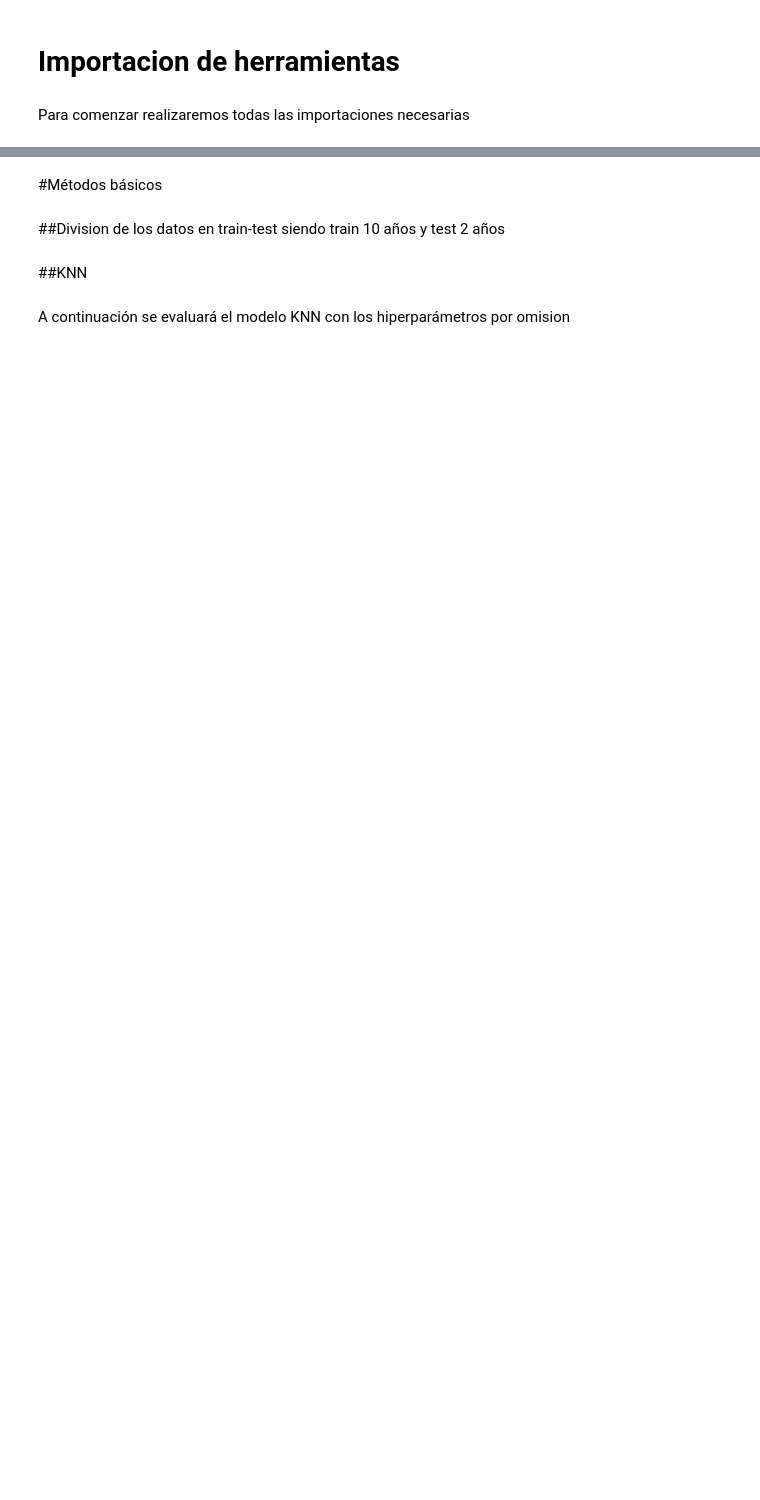
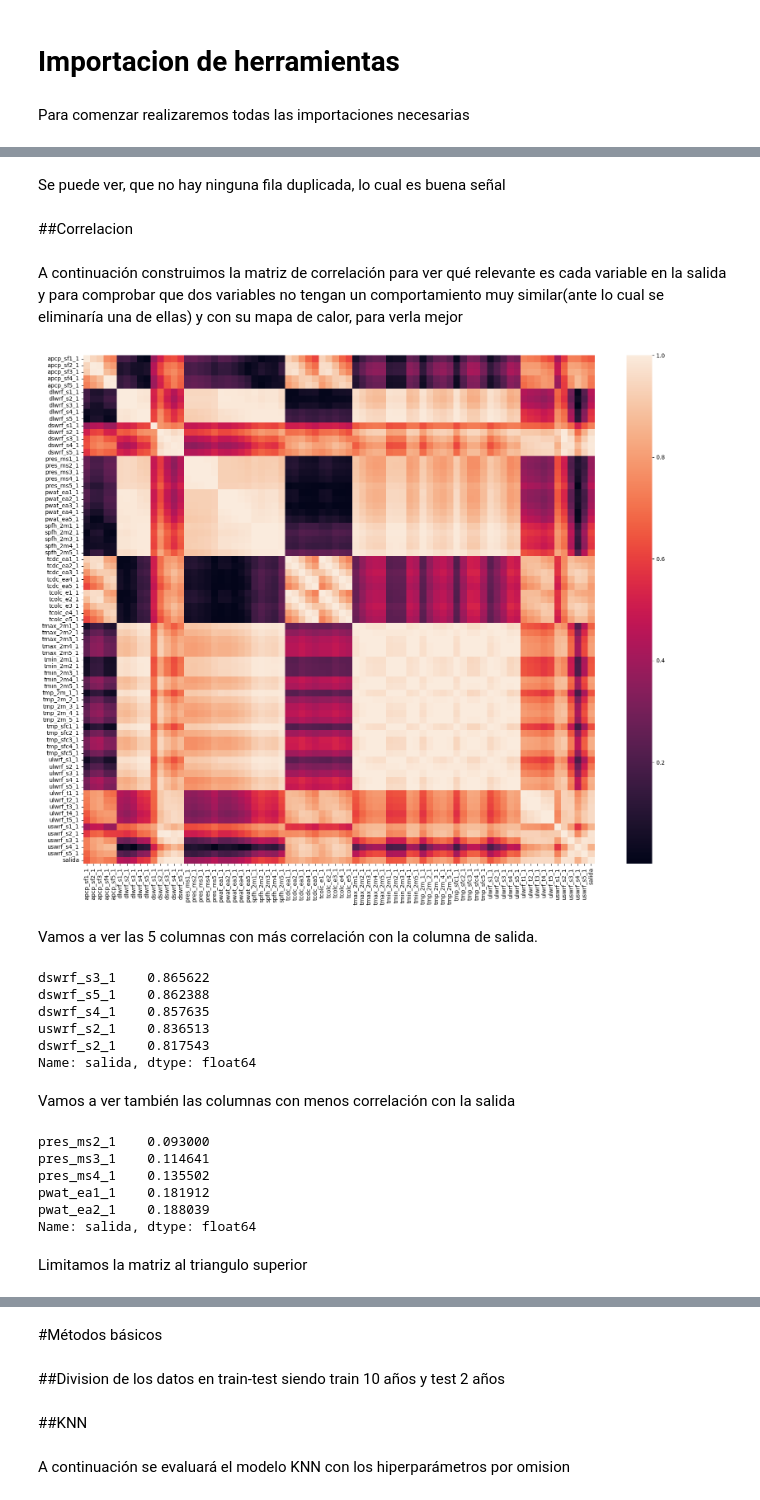
Before and after one commit to cabamarcos/Speech-, a Jupyter notebook: Untitled0.ipynb, the cells around one changed output, grey strips where cells are left out. Cells and saved outputs as stored; diff of their text form; code cells hidden in the pictures; blank space fills up the shorter version.

```diff
--- a/Untitled0.ipynb
+++ b/Untitled0.ipynb
@@ -68,0 +277,54 @@ from sklearn.svm import SVC
+# %% [markdown]
+Se puede ver, que no hay ninguna fila duplicada, lo cual es buena señal
+# %% [markdown]
+##Correlacion
+# %% [markdown]
+A continuación construimos la matriz de correlación para ver qué relevante es cada variable en la salida y para comprobar que dos variables no tengan un comportamiento muy similar(ante lo cual se eliminaría una de ellas) y con su mapa de calor, para verla mejor
+# %%
+correlacion = datos.corr()
+plt.figure(figsize=(20, 16))
+plot = sns.heatmap(correlacion.corr().abs())
+# %% [output]
+[figure, added]
+# %% [markdown]
+Vamos a ver las 5 columnas con más correlación con la columna de salida.
+# %%
+# Calcular la matriz de correlación
+correlaciones = datos.corr().abs()
+
+# Seleccionar la columna de salida y ordenar las correlaciones en orden descendente
+corr_salida = correlaciones['salida'].sort_values(ascending=False)
+
+# Tomar las 5 columnas con las correlaciones más altas
+top_5 = corr_salida[1:6]  # Excluir la columna de salida
+
+print(top_5)
+# %% [output]
+dswrf_s3_1    0.865622
+dswrf_s5_1    0.862388
+dswrf_s4_1    0.857635
+uswrf_s2_1    0.836513
+dswrf_s2_1    0.817543
+Name: salida, dtype: float64
+# %% [markdown]
+Vamos a ver también las columnas con menos correlación con la salida
+# %%
+# Calcular la matriz de correlación
+correlaciones = datos.corr().abs()
+
+# Seleccionar la columna de salida y ordenar las correlaciones en orden descendente
+corr_salida = correlaciones['salida'].sort_values(ascending=True)
+
+# Tomar las 5 columnas con las correlaciones más altas
+top_5 = corr_salida[1:6]  # Excluir la columna de salida
+
+print(top_5)
+# %% [output]
+pres_ms2_1    0.093000
+pres_ms3_1    0.114641
+pres_ms4_1    0.135502
+pwat_ea1_1    0.181912
+pwat_ea2_1    0.188039
+Name: salida, dtype: float64
+# %% [markdown]
+Limitamos la matriz al triangulo superior
```
Also changed, not shown: parts of 54 cells of this notebook.
